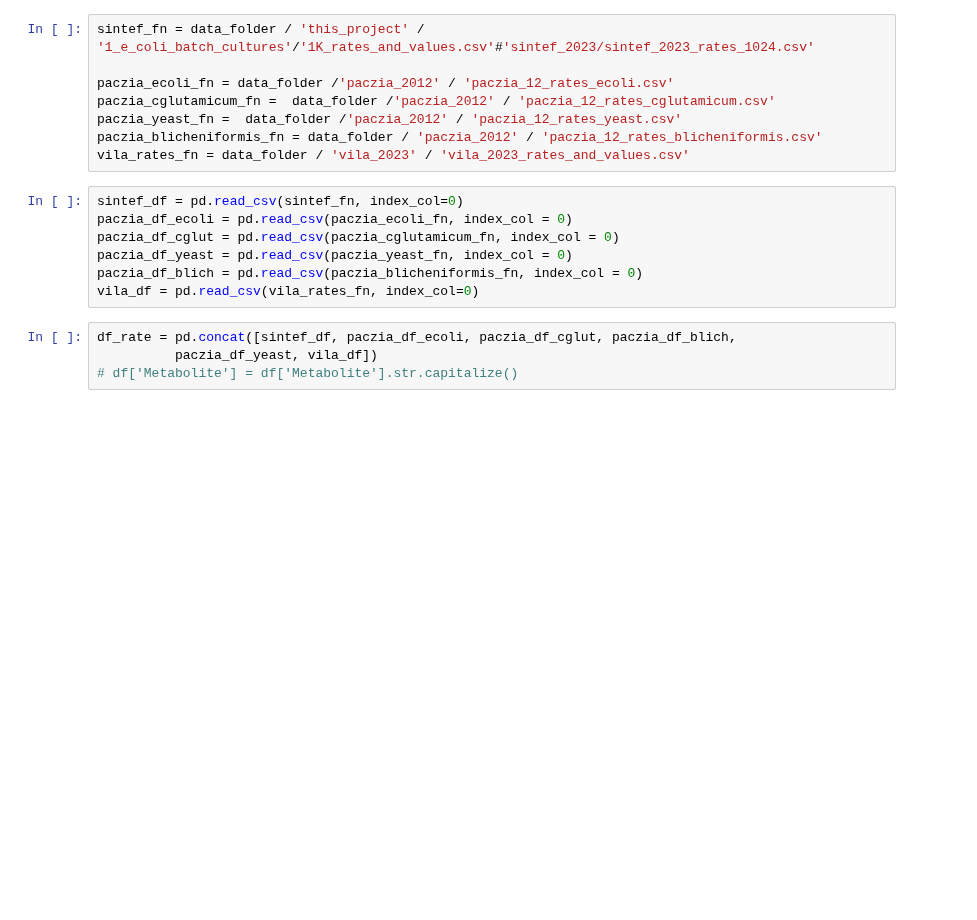
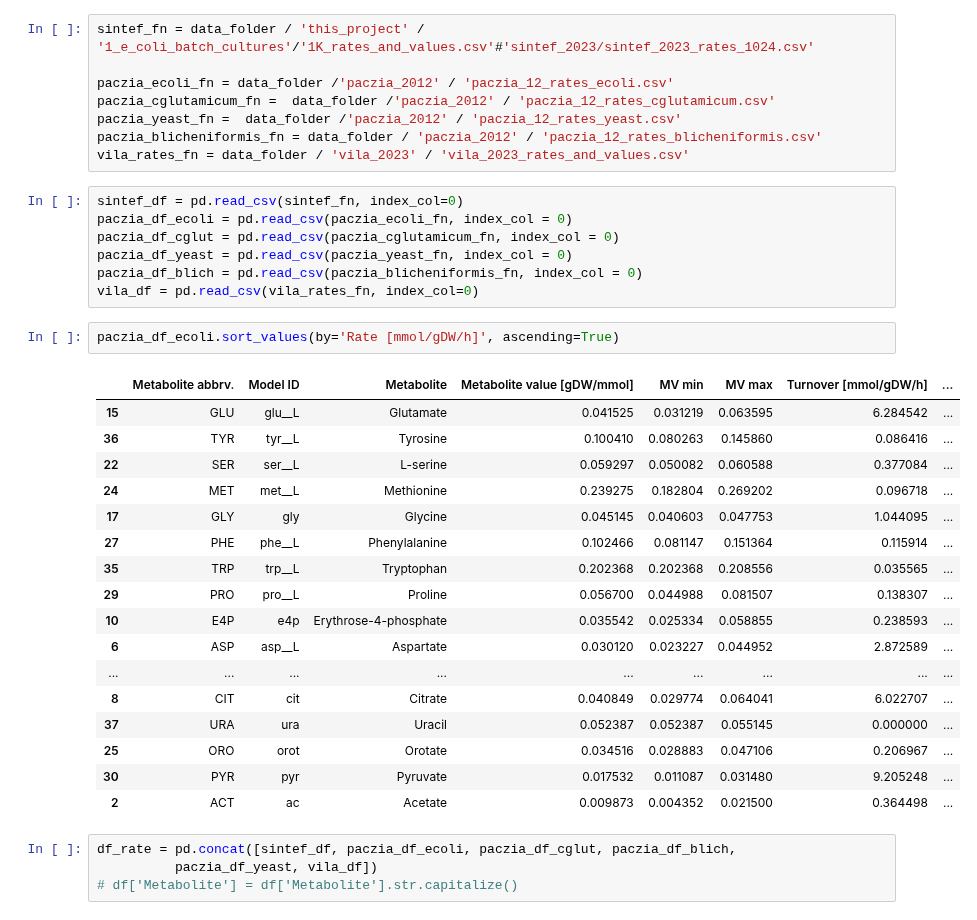
Before and after one commit to sulheim/metabolite-release, a Jupyter notebook: notebooks/1_release_rates/4_div/4A_join_batch_culture_rates.ipynb, the cells around one changed output. Cells and saved outputs as stored; diff of their text form; blank space fills up the shorter version.

```diff
--- a/notebooks/1_release_rates/4_div/4A_join_batch_culture_rates.ipynb
+++ b/notebooks/1_release_rates/4_div/4A_join_batch_culture_rates.ipynb
@@ -25,6 +25,26 @@ paczia_df_cglut = pd.read_csv(paczia_cglutamicum_fn, index_col = 0)
 paczia_df_yeast = pd.read_csv(paczia_yeast_fn, index_col = 0)
 paczia_df_blich = pd.read_csv(paczia_blicheniformis_fn, index_col = 0)
 vila_df = pd.read_csv(vila_rates_fn, index_col=0)
+# %%
+paczia_df_ecoli.sort_values(by='Rate [mmol/gDW/h]', ascending=True)
+# %% [output]
+|  | Metabolite abbrv. | Model ID | Metabolite | Metabolite value [gDW/mmol] | MV min | MV max | Turnover [mmol/gDW/h] | ... |
+| 15 | GLU | glu__L | Glutamate | 0.041525 | 0.031219 | 0.063595 | 6.284542 | ... |
+| 36 | TYR | tyr__L | Tyrosine | 0.100410 | 0.080263 | 0.145860 | 0.086416 | ... |
+| 22 | SER | ser__L | L-serine | 0.059297 | 0.050082 | 0.060588 | 0.377084 | ... |
+| 24 | MET | met__L | Methionine | 0.239275 | 0.182804 | 0.269202 | 0.096718 | ... |
+| 17 | GLY | gly | Glycine | 0.045145 | 0.040603 | 0.047753 | 1.044095 | ... |
+| 27 | PHE | phe__L | Phenylalanine | 0.102466 | 0.081147 | 0.151364 | 0.115914 | ... |
+| 35 | TRP | trp__L | Tryptophan | 0.202368 | 0.202368 | 0.208556 | 0.035565 | ... |
+| 29 | PRO | pro__L | Proline | 0.056700 | 0.044988 | 0.081507 | 0.138307 | ... |
+| 10 | E4P | e4p | Erythrose-4-phosphate | 0.035542 | 0.025334 | 0.058855 | 0.238593 | ... |
+| 6 | ASP | asp__L | Aspartate | 0.030120 | 0.023227 | 0.044952 | 2.872589 | ... |
+| ... | ... | ... | ... | ... | ... | ... | ... | ... |
+| 8 | CIT | cit | Citrate | 0.040849 | 0.029774 | 0.064041 | 6.022707 | ... |
+| 37 | URA | ura | Uracil | 0.052387 | 0.052387 | 0.055145 | 0.000000 | ... |
+| 25 | ORO | orot | Orotate | 0.034516 | 0.028883 | 0.047106 | 0.206967 | ... |
+| 30 | PYR | pyr | Pyruvate | 0.017532 | 0.011087 | 0.031480 | 9.205248 | ... |
+| 2 | ACT | ac | Acetate | 0.009873 | 0.004352 | 0.021500 | 0.364498 | ... |
 # %%
 df_rate = pd.concat([sintef_df, paczia_df_ecoli, paczia_df_cglut, paczia_df_blich,
           paczia_df_yeast, vila_df])
```
Also changed, not shown: 4 other files.
